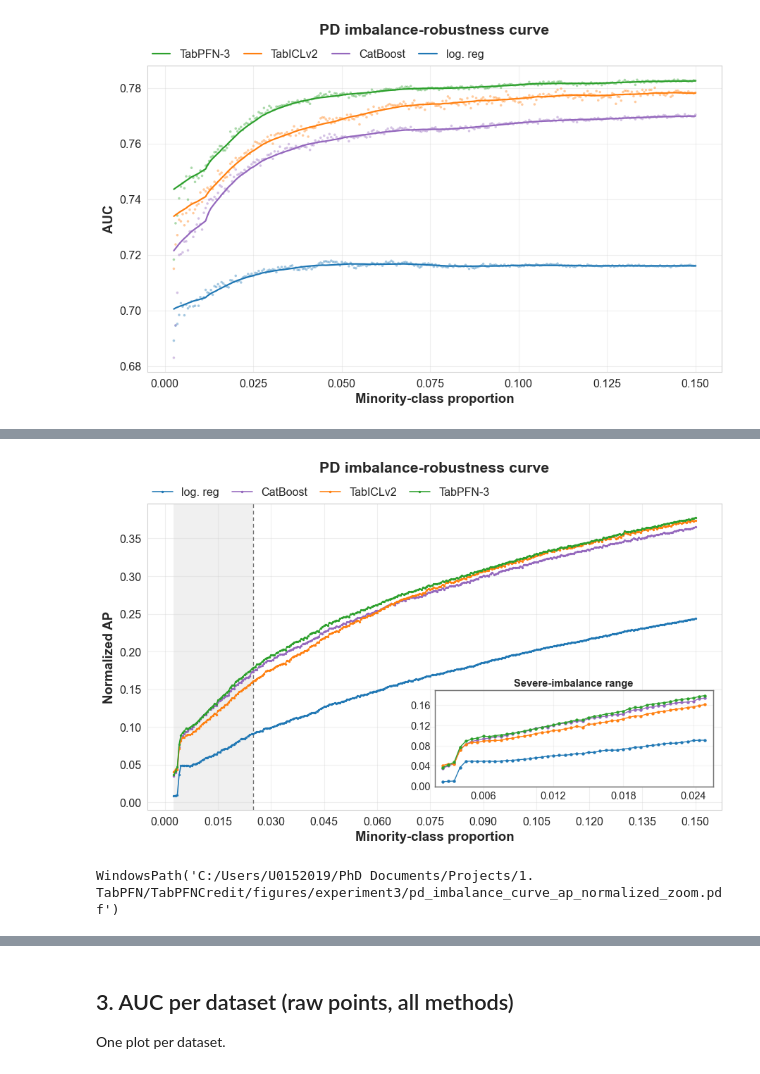
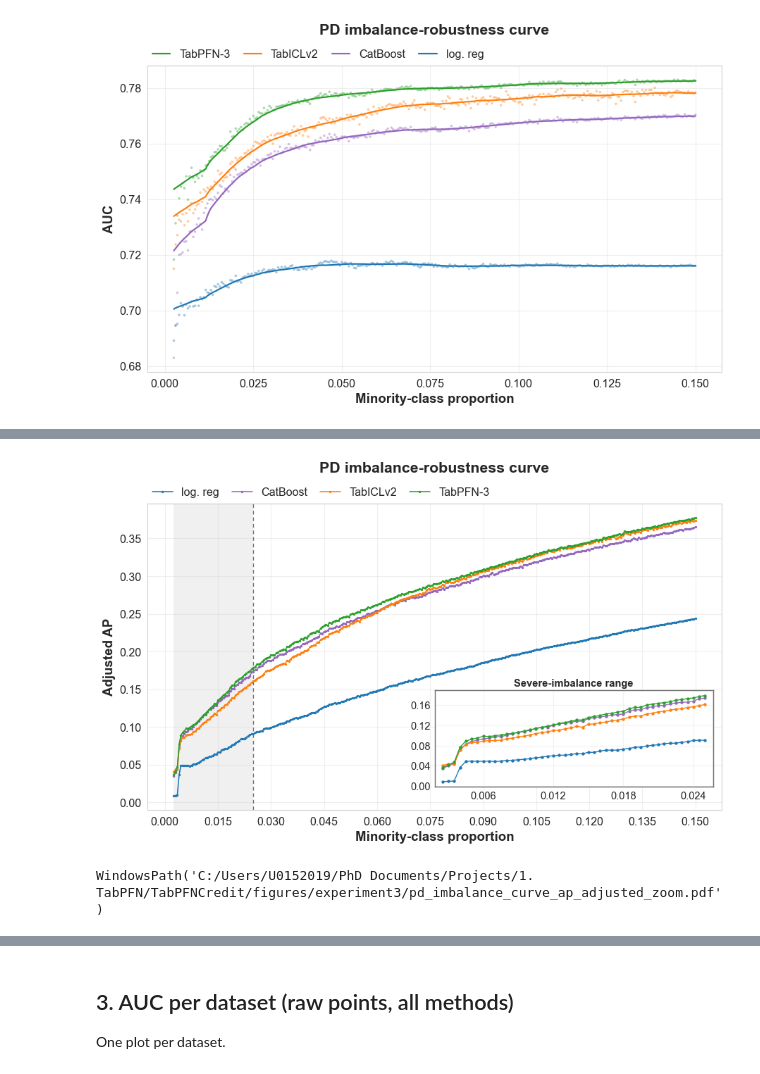
Before and after one commit to andreasgoethals/TabPFNCredit, a Jupyter notebook: notebooks/Experiment3.ipynb, the cells around one changed output, grey strips where cells are left out. Saved outputs shown, nothing was run; the diff lists cells and outputs as text; code cells hidden in the pictures.

```diff
--- a/notebooks/Experiment3.ipynb
+++ b/notebooks/Experiment3.ipynb
@@ -73,7 +73,7 @@ WindowsPath('C:/Users/U0152019/PhD Documents/Projects/1. TabPFN/TabPFNCredit/fig
 # %%
-imbalance_curve(df, 'AP_normalized', task_name='PD', zoom=True, out_dir=FIGURES_DIR)
+imbalance_curve(df, 'AP_adjusted', task_name='PD', zoom=True, out_dir=FIGURES_DIR)
 # %% [output]
-[figure, old version]
+[figure, new version]
-WindowsPath('C:/Users/U0152019/PhD Documents/Projects/1. TabPFN/TabPFNCredit/figures/experiment3/pd_imbalance_curve_ap_normalized_zoom.pdf')
+WindowsPath('C:/Users/U0152019/PhD Documents/Projects/1. TabPFN/TabPFNCredit/figures/experiment3/pd_imbalance_curve_ap_adjusted_zoom.pdf')
 # %%
 for smooth_window in ('less', 'standard', 'more'):
```
Also changed, not shown: parts of 6 cells of this notebook, 19 other files.
